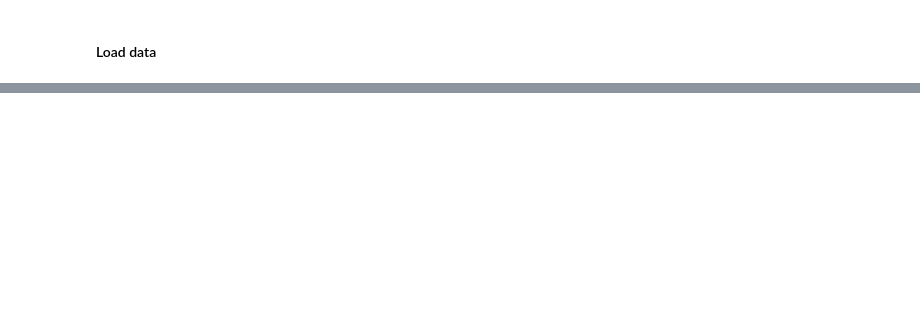
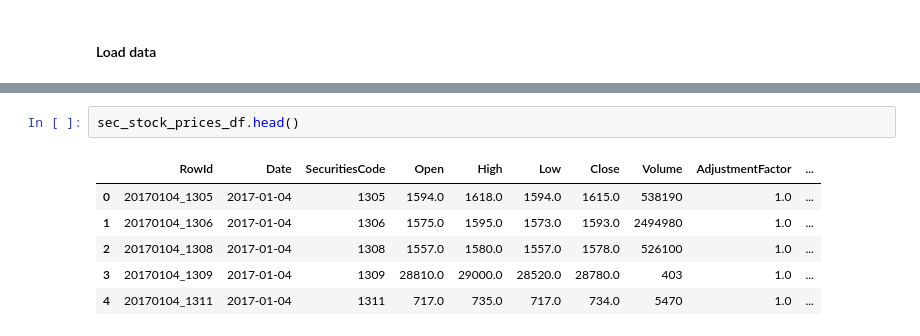
Before and after one commit to ofirnesher-nemodata/jpx-tokyo-stock-exchange-prediction, a Jupyter notebook: notebook.ipynb, the cells around one changed output, grey strips where cells are left out. Cells and saved outputs as stored; diff of their text form; blank space fills up the shorter version.

```diff
--- a/notebook.ipynb
+++ b/notebook.ipynb
@@ -18,0 +242,9 @@ prices.head()
+# %%
+sec_stock_prices_df.head()
+# %% [output]
+|  | RowId | Date | SecuritiesCode | Open | High | Low | Close | Volume | AdjustmentFactor | ... |
+| 0 | 20170104_1305 | 2017-01-04 | 1305 | 1594.0 | 1618.0 | 1594.0 | 1615.0 | 538190 | 1.0 | ... |
+| 1 | 20170104_1306 | 2017-01-04 | 1306 | 1575.0 | 1595.0 | 1573.0 | 1593.0 | 2494980 | 1.0 | ... |
+| 2 | 20170104_1308 | 2017-01-04 | 1308 | 1557.0 | 1580.0 | 1557.0 | 1578.0 | 526100 | 1.0 | ... |
+| 3 | 20170104_1309 | 2017-01-04 | 1309 | 28810.0 | 29000.0 | 28520.0 | 28780.0 | 403 | 1.0 | ... |
+| 4 | 20170104_1311 | 2017-01-04 | 1311 | 717.0 | 735.0 | 717.0 | 734.0 | 5470 | 1.0 | ... |
```
Also changed, not shown: parts of 28 cells of this notebook, 2 other files.
